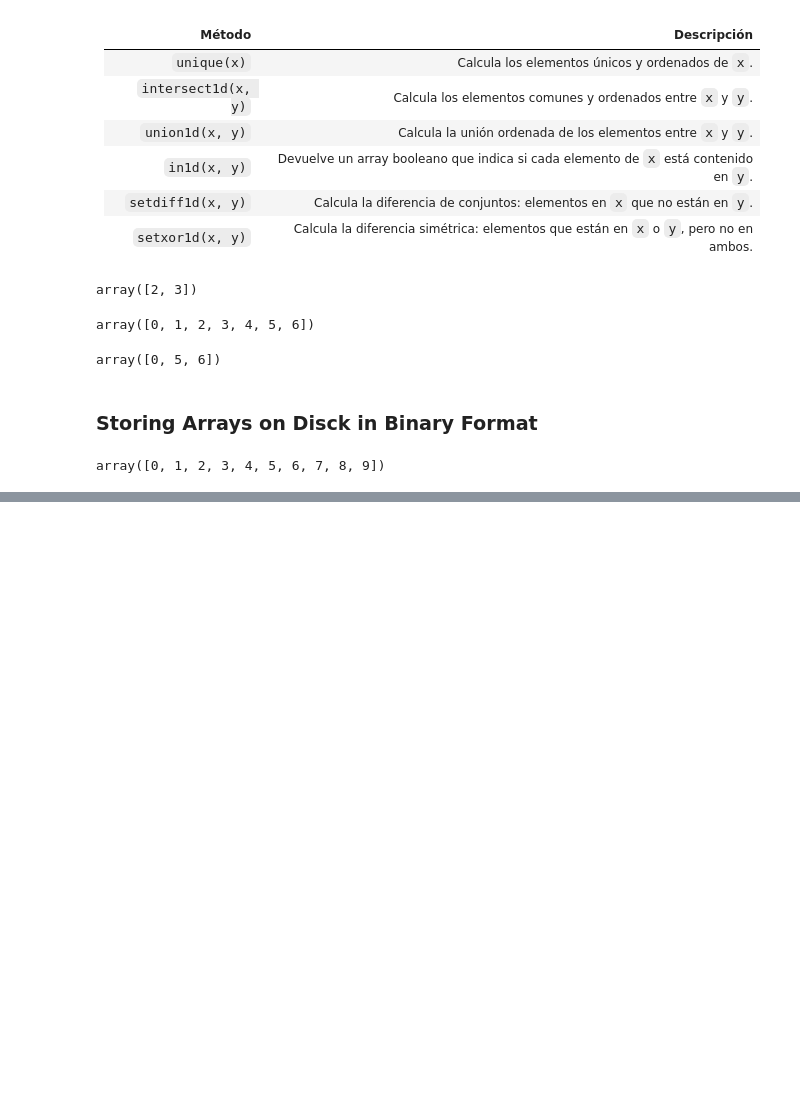
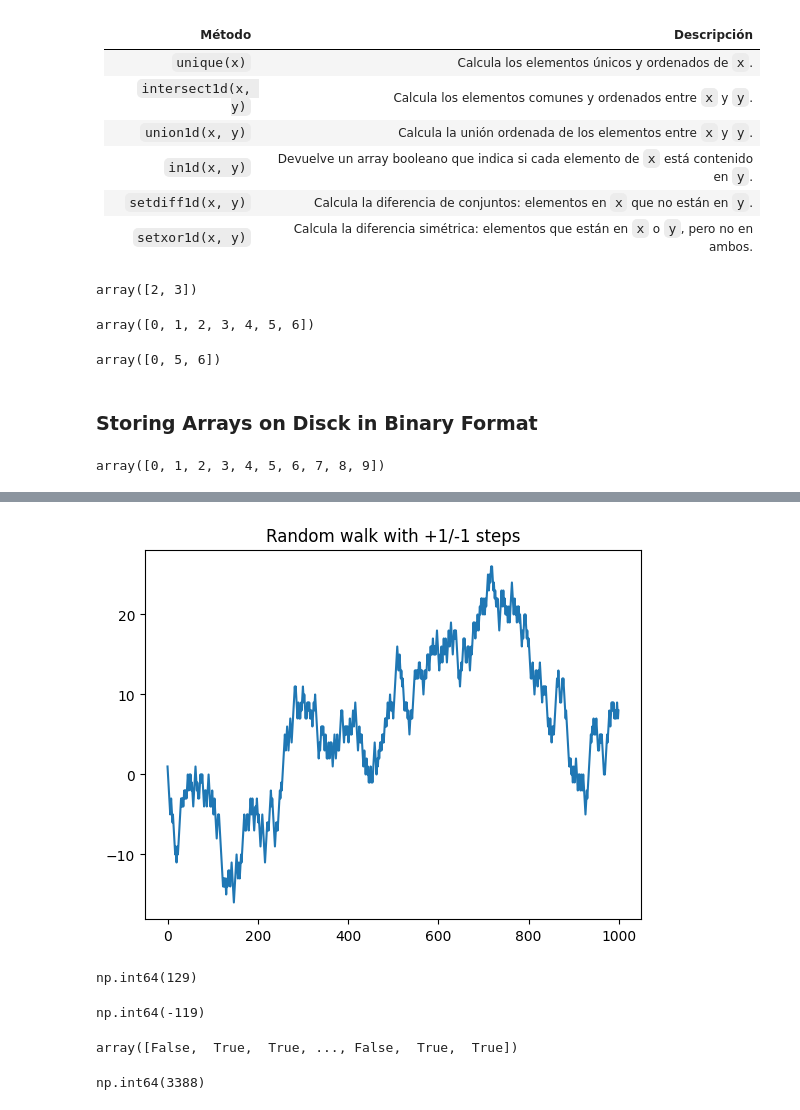
Before and after one commit to Simply-Ivan/Portfolio, a Jupyter notebook: 01_fundamentos_python/02_numpy_vectores.ipynb, the cells around one changed output, grey strips where cells are left out. Saved outputs shown, nothing was run; the diff lists cells and outputs as text; code cells hidden in the pictures; blank space fills up the shorter version.

```diff
--- a/01_fundamentos_python/02_numpy_vectores.ipynb
+++ b/01_fundamentos_python/02_numpy_vectores.ipynb
@@ -870,0 +1042,7 @@ array([0, 1, 2, 3, 4, 5, 6, 7, 8, 9])
+# %%
+nwalks = 5000
+nsteps = 1000
+draws = np.random.randint(0,2, size=(nwalks,nsteps))
+steps = np.where(draws>0,1,-1)
+walks = steps.cumsum(1)
+walks
@@ -870,0 +1057,25 @@ array([0, 1, 2, 3, 4, 5, 6, 7, 8, 9])
+# %%
+import matplotlib.pyplot as plt
+
+plt.plot(walks[-3,:])
+plt.title('Random walk with +1/-1 steps')
+plt.show()
+# %% [output]
+[figure, added]
+# %%
+walks.max()
+# %% [output]
+np.int64(129)
+# %%
+walks.min()
+# %% [output]
+np.int64(-119)
+# %%
+hits30 = (np.abs(walks)>=30).any(1)
+hits30
+# %% [output]
+array([False,  True,  True, ..., False,  True,  True])
+# %%
+hits30.sum()
+# %% [output]
+np.int64(3388)
```
Also changed, not shown: parts of 24 cells of this notebook, 7 other files.
